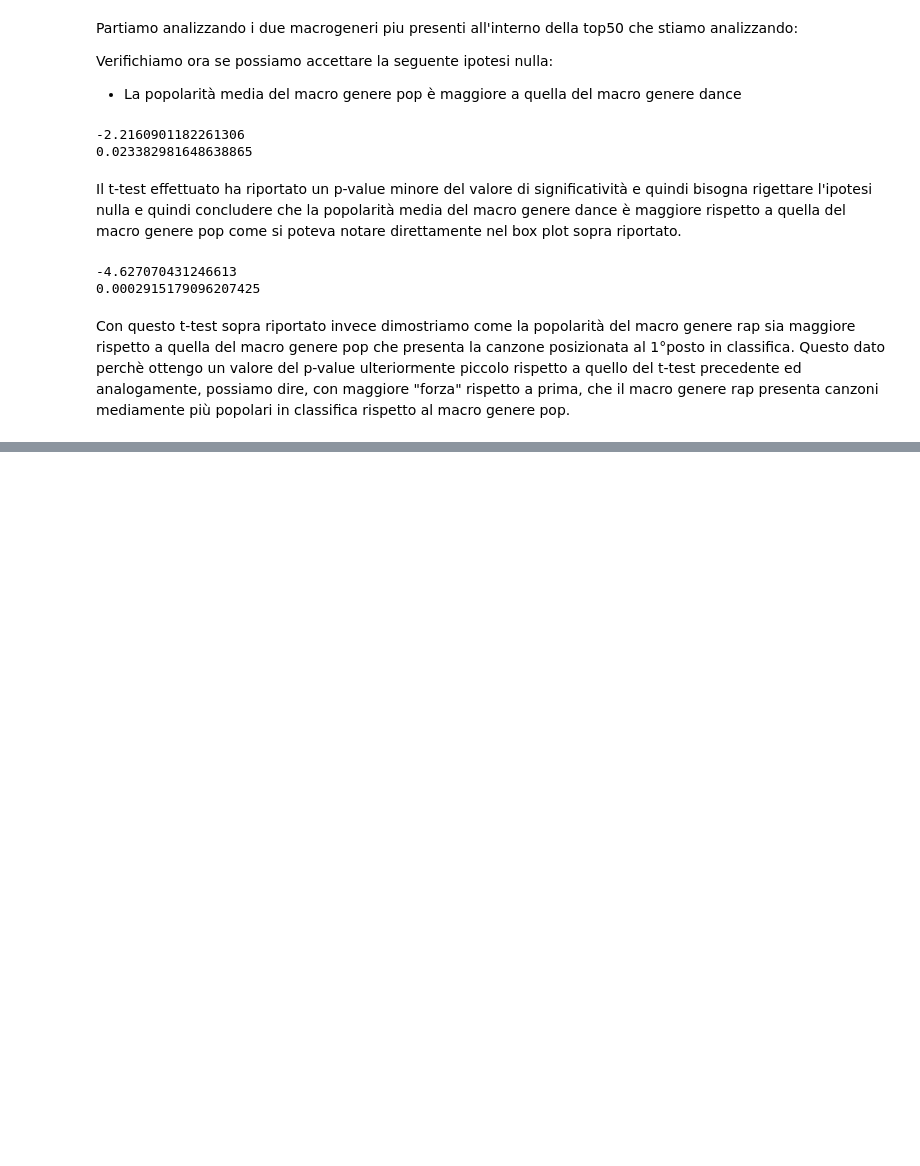
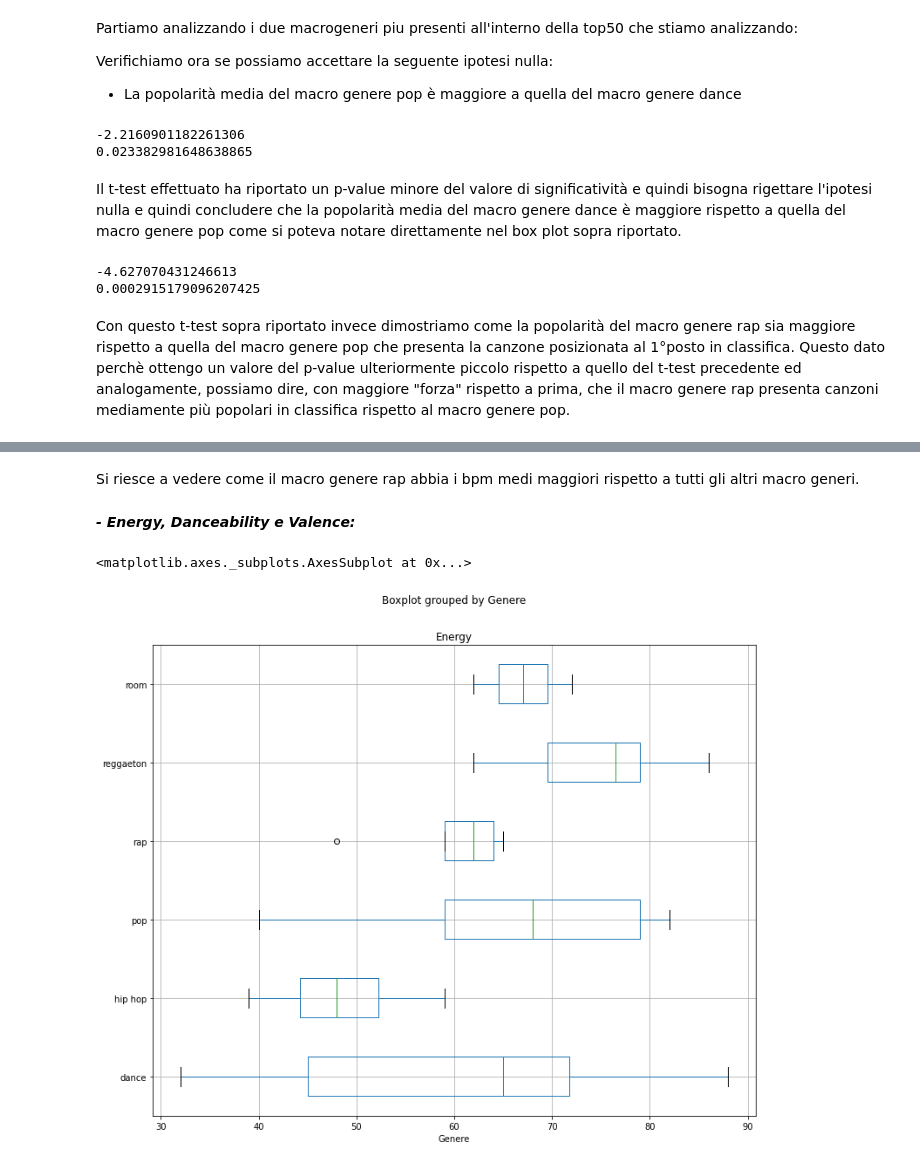
Before and after one commit to PedemonteGiacomo/DataScienceProject, a Jupyter notebook: project.ipynb, the cells around one changed output, grey strips where cells are left out. Cells and saved outputs as stored; diff of their text form; code cells hidden in the pictures; blank space fills up the shorter version.

```diff
--- a/project.ipynb
+++ b/project.ipynb
@@ -623,0 +624,9 @@ Con questo t-test sopra riportato invece dimostriamo come la popolarità del mac
+# %% [markdown]
+Si riesce a vedere come il macro genere rap abbia i bpm medi maggiori rispetto a tutti gli altri macro generi.
+# %% [markdown]
+***- Energy, Danceability e Valence:***
+# %%
+maxi_all.boxplot(column= 'Energy', by='Genere', vert=False, fontsize = 10, figsize = (12,10))
+# %% [output]
+<matplotlib.axes._subplots.AxesSubplot at 0x...>
+[figure, added]
```
Also changed, not shown: parts of 11 cells of this notebook.
